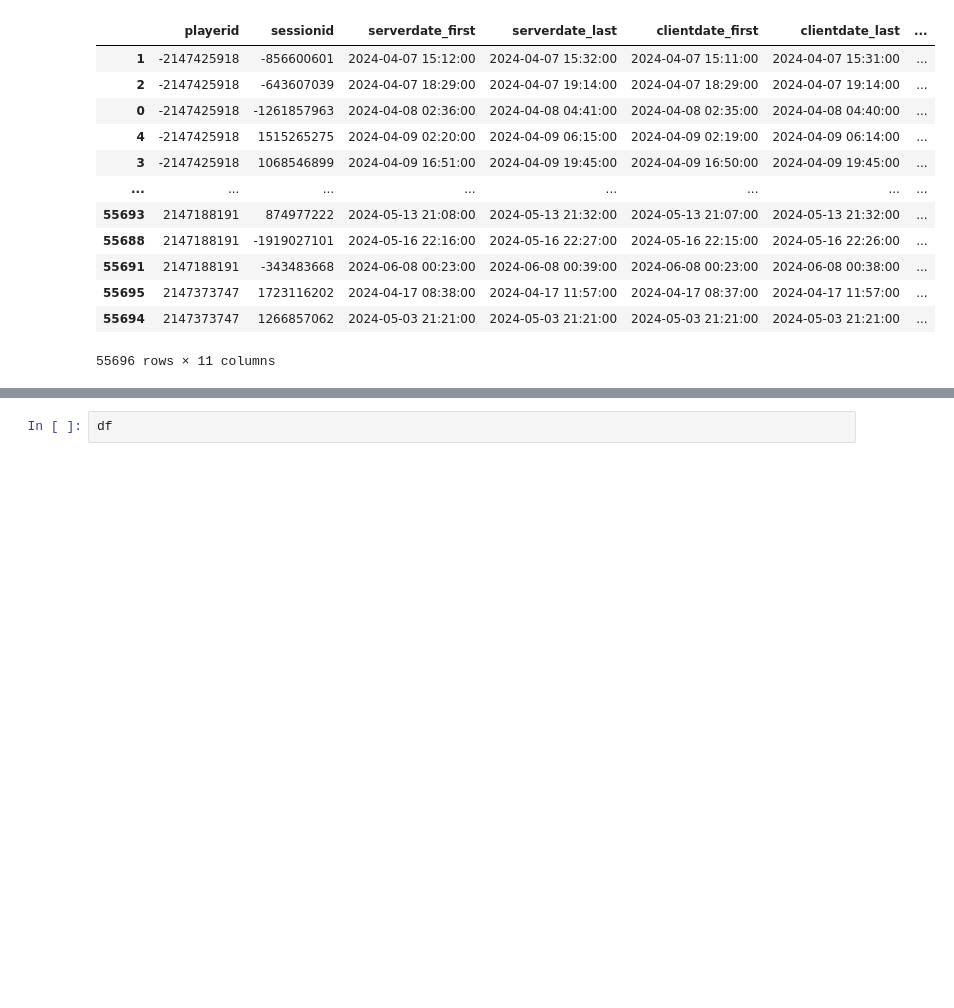
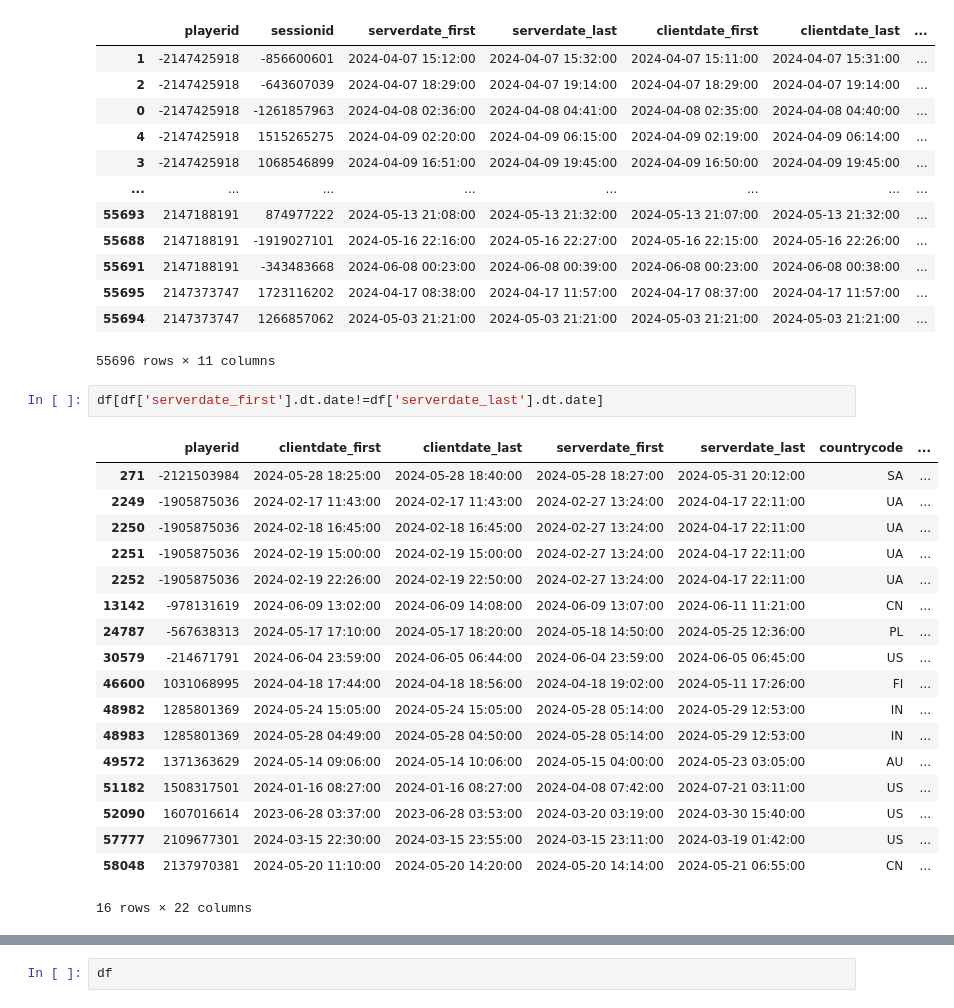
Before and after one commit to Mr28/game-user-engagement-analysis, a Jupyter notebook: Untitled-1.ipynb, the cells around one changed output, grey strips where cells are left out. Cells and saved outputs as stored; diff of their text form; blank space fills up the shorter version.

```diff
--- a/Untitled-1.ipynb
+++ b/Untitled-1.ipynb
@@ -96,3 +349,24 @@ df_agg
 | 55695 | 2147373747 | 1723116202 | 2024-04-17 08:38:00 | 2024-04-17 11:57:00 | 2024-04-17 08:37:00 | 2024-04-17 11:57:00 | ... |
 | 55694 | 2147373747 | 1266857062 | 2024-05-03 21:21:00 | 2024-05-03 21:21:00 | 2024-05-03 21:21:00 | 2024-05-03 21:21:00 | ... |
 55696 rows × 11 columns
+# %%
+df[df['serverdate_first'].dt.date!=df['serverdate_last'].dt.date]
+# %% [output]
+|  | playerid | clientdate_first | clientdate_last | serverdate_first | serverdate_last | countrycode | ... |
+| 271 | -2121503984 | 2024-05-28 18:25:00 | 2024-05-28 18:40:00 | 2024-05-28 18:27:00 | 2024-05-31 20:12:00 | SA | ... |
+| 2249 | -1905875036 | 2024-02-17 11:43:00 | 2024-02-17 11:43:00 | 2024-02-27 13:24:00 | 2024-04-17 22:11:00 | UA | ... |
+| 2250 | -1905875036 | 2024-02-18 16:45:00 | 2024-02-18 16:45:00 | 2024-02-27 13:24:00 | 2024-04-17 22:11:00 | UA | ... |
+| 2251 | -1905875036 | 2024-02-19 15:00:00 | 2024-02-19 15:00:00 | 2024-02-27 13:24:00 | 2024-04-17 22:11:00 | UA | ... |
+| 2252 | -1905875036 | 2024-02-19 22:26:00 | 2024-02-19 22:50:00 | 2024-02-27 13:24:00 | 2024-04-17 22:11:00 | UA | ... |
+| 13142 | -978131619 | 2024-06-09 13:02:00 | 2024-06-09 14:08:00 | 2024-06-09 13:07:00 | 2024-06-11 11:21:00 | CN | ... |
+| 24787 | -567638313 | 2024-05-17 17:10:00 | 2024-05-17 18:20:00 | 2024-05-18 14:50:00 | 2024-05-25 12:36:00 | PL | ... |
+| 30579 | -214671791 | 2024-06-04 23:59:00 | 2024-06-05 06:44:00 | 2024-06-04 23:59:00 | 2024-06-05 06:45:00 | US | ... |
+| 46600 | 1031068995 | 2024-04-18 17:44:00 | 2024-04-18 18:56:00 | 2024-04-18 19:02:00 | 2024-05-11 17:26:00 | FI | ... |
+| 48982 | 1285801369 | 2024-05-24 15:05:00 | 2024-05-24 15:05:00 | 2024-05-28 05:14:00 | 2024-05-29 12:53:00 | IN | ... |
+| 48983 | 1285801369 | 2024-05-28 04:49:00 | 2024-05-28 04:50:00 | 2024-05-28 05:14:00 | 2024-05-29 12:53:00 | IN | ... |
+| 49572 | 1371363629 | 2024-05-14 09:06:00 | 2024-05-14 10:06:00 | 2024-05-15 04:00:00 | 2024-05-23 03:05:00 | AU | ... |
+| 51182 | 1508317501 | 2024-01-16 08:27:00 | 2024-01-16 08:27:00 | 2024-04-08 07:42:00 | 2024-07-21 03:11:00 | US | ... |
+| 52090 | 1607016614 | 2023-06-28 03:37:00 | 2023-06-28 03:53:00 | 2024-03-20 03:19:00 | 2024-03-30 15:40:00 | US | ... |
+| 57777 | 2109677301 | 2024-03-15 22:30:00 | 2024-03-15 23:55:00 | 2024-03-15 23:11:00 | 2024-03-19 01:42:00 | US | ... |
+| 58048 | 2137970381 | 2024-05-20 11:10:00 | 2024-05-20 14:20:00 | 2024-05-20 14:14:00 | 2024-05-21 06:55:00 | CN | ... |
+16 rows × 22 columns
```
Also changed, not shown: parts of 15 cells of this notebook, 1 other file.
